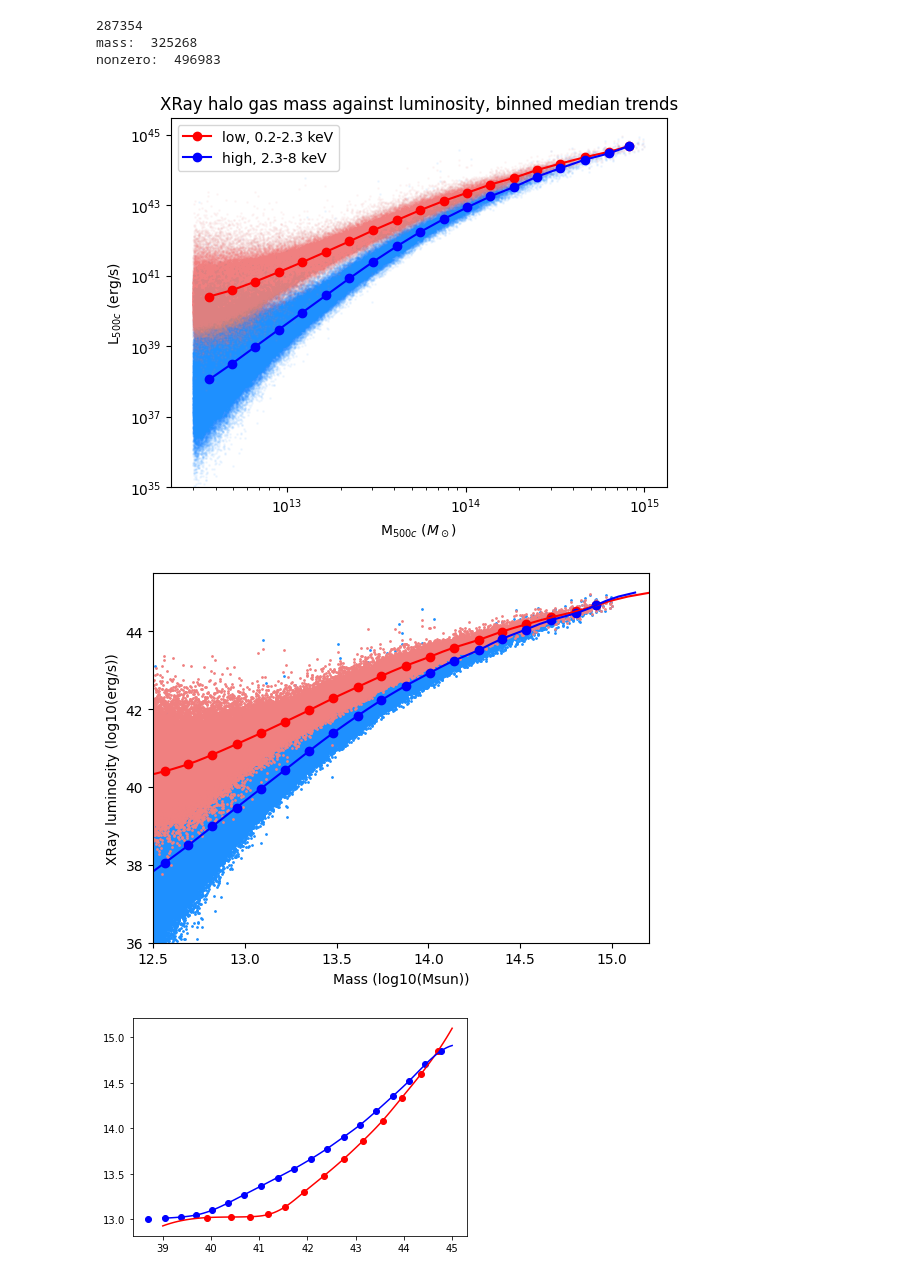
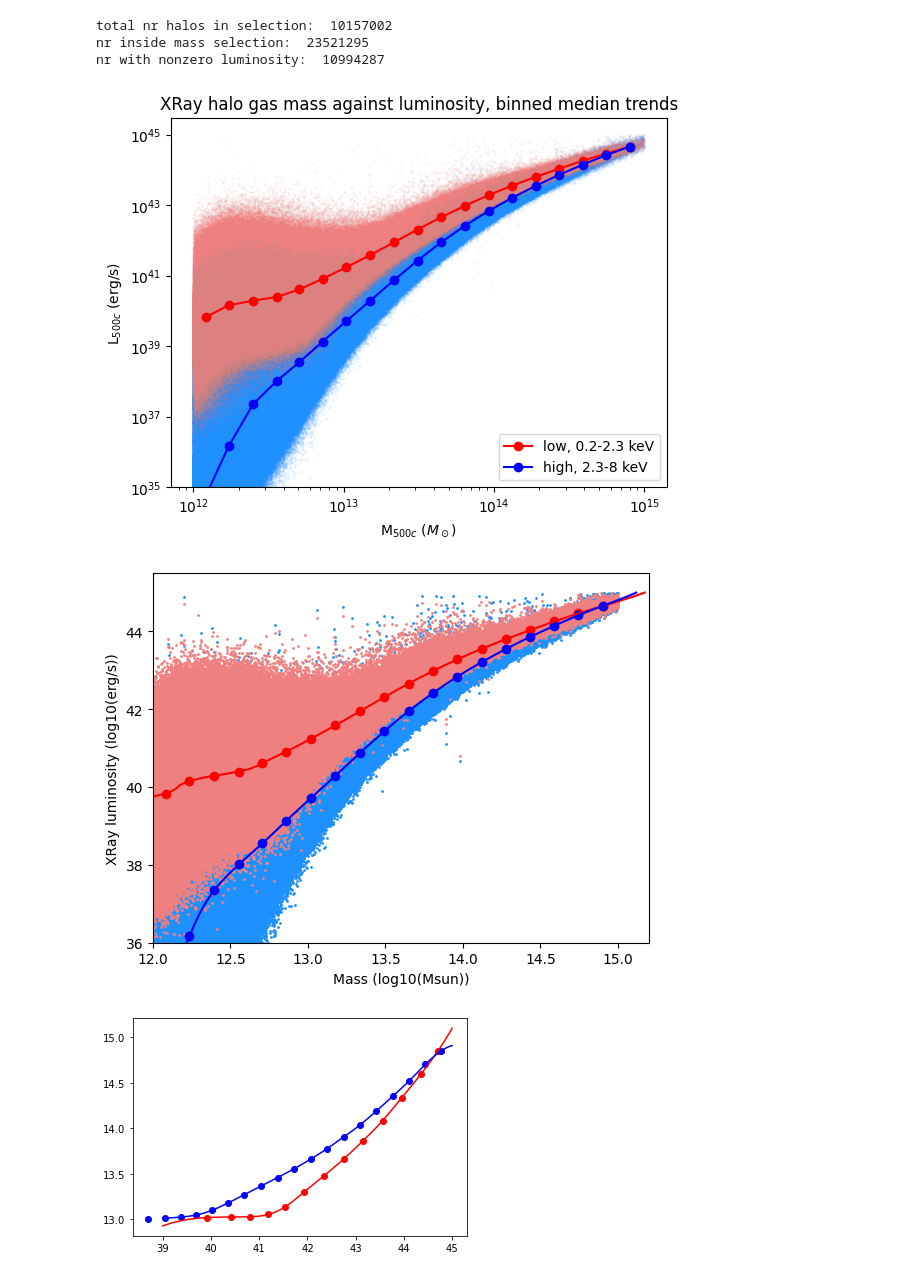
Before and after one commit to woutervantol/scriptie2, a Jupyter notebook: make_scaling_relation.ipynb, the cells around one changed output. Drawn from its saved outputs; the diff is of its cells as text; code cells hidden in the pictures.

Commit message:
Gen big data change and test

```diff
--- a/make_scaling_relation.ipynb
+++ b/make_scaling_relation.ipynb
@@ -10,28 +8,33 @@ data = Data(p)
+# %%
+p["soapfile"] = "halo_properties_0078.hdf5"
+p["simsize"] = "L2800N5040"
+p["snapshot"] = "flamingo_0078/flamingo_0078.hdf5"
+p["cosmology"] = "HYDRO_FIDUCIAL"
+data = Data(p)
 # %%
+### get median binned mass per luminosity
 mass = data.soap_file[f"{p['selection_type']}/TotalMass"][:]
 
 luminosity = data.soap_file[f"{p['selection_type']}/XRayLuminosityWithoutRecentAGNHeating"][:]
 luminosity_selection_low = luminosity[:,0] < 1e45
 luminosity_selection_high = luminosity[:,1] < 1e45
-mass_selection = np.logical_and(mass > 3e12, mass < 1e15)
+mass_selection = np.logical_and(mass > 1e12, mass < 1e15)
 nonzero = (np.sum(luminosity[:,:2] == 0, axis=1) == 0)
 
 selection = mass_selection*nonzero*luminosity_selection_low*luminosity_selection_high
 
 mass = mass[selection]
 luminosity = luminosity[selection]
-print(len(mass))
-print("mass: ", np.sum(mass_selection))
-# print("luminosity_low: ", np.sum(luminosity_selection_low))
-# print("luminosity_high: ", np.sum(luminosity_selection_high))
-print("nonzero: ", np.sum(nonzero))
+print("total nr halos in selection: ", len(mass))
+print("nr inside mass selection: ", np.sum(mass_selection))
+print("nr with nonzero luminosity: ", np.sum(nonzero))
 
 
 plt.scatter(mass, luminosity[:, 1], s=1, c="dodgerblue", alpha=0.05)
 plt.scatter(mass, luminosity[:, 0], s=1, c="lightcoral", alpha=0.05)
 
 
-bins = np.logspace(12.5, 15, 20)
+bins = np.logspace(12, 15, 20)
 
 luminosities_low = []
 masses_low = []
@@ -58,27 +61,28 @@ plt.title("XRay halo gas mass against luminosity, binned median trends")
 plt.legend()
 plt.show()
 # %% [output]
-287354
-mass:  325268
-nonzero:  496983
+total nr halos in selection:  10157002
+nr inside mass selection:  23521295
+nr with nonzero luminosity:  10994287
-[figure, old version]
+[figure, new version]
 # %%
+### get splines through these binned medians
 from scipy.interpolate import CubicSpline
 spl_low = CubicSpline(np.log10(luminosities_low), np.log10(masses_low), bc_type=((1, 0.79), (2, 0.0)))
 spl_high = CubicSpline(np.log10(luminosities_high), np.log10(masses_high), bc_type="natural")
 
 x = np.linspace(35, 45, 100)
 plt.plot(spl_low(x), x, c="red")
 plt.plot(spl_high(x), x, c="blue")
 plt.scatter(np.log10(mass), np.log10(luminosity[:, 1]), s=1, c="dodgerblue", alpha=1)
 plt.scatter(np.log10(mass), np.log10(luminosity[:, 0]), s=1, c="lightcoral", alpha=1)
 plt.scatter(np.log10(masses_low), np.log10(luminosities_low), c="red", label="low, 0.2-2.3 keV")
 plt.scatter(np.log10(masses_high), np.log10(luminosities_high), c="blue", label="high, 2.3-8 keV")
-plt.xlim(12.5, 15.2)
+plt.xlim(12, 15.2)
 plt.ylim(36, 45.5)
 plt.xlabel("Mass (log10(Msun))")
 plt.ylabel("XRay luminosity (log10(erg/s))")
 plt.show()
 # %% [output]
-[figure, old version]
+[figure, new version]
 # %%
```
Also changed, not shown: parts of 2 cells of this notebook, 8 other files.
